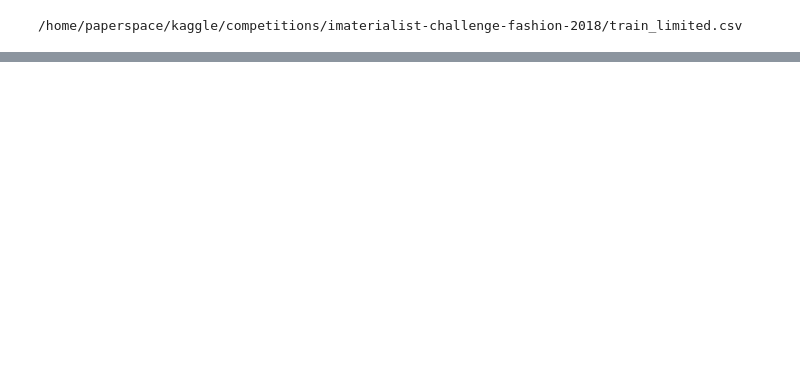
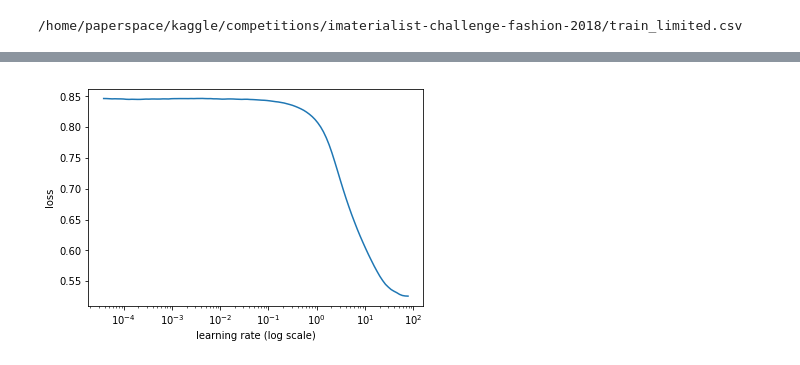
Before and after one commit to Muosvr/iMaterialistChallenge, a Jupyter notebook: iMaterialist-Challenge.ipynb, the cells around one changed output, grey strips where cells are left out. Cells and saved outputs as stored; diff of their text form; code cells hidden in the pictures; blank space fills up the shorter version.

Commit message:
learning rate, first fit

```diff
--- a/iMaterialist-Challenge.ipynb
+++ b/iMaterialist-Challenge.ipynb
@@ -229,0 +299,9 @@ def get_data(sz):
+# %%
+#??? Not sure what the start end and step parameters mean, and how does fastai use metrics
+from sklearn.metrics import f1_score
+import warnings
+def f1(preds, targs, start=0.17, end=0.35,step=0.01):
+    with warnings.catch_warnings():
+        warnings.simplefilter("ignore")
+        return max([f1_score(targs,(preds>th),average='samples')
+               for th in np.arange(start,end,step)]) #check
@@ -229,0 +310,2 @@ def get_data(sz):
+# %%
+learn = ConvLearner.pretrained(f_model, data, metrics = metrics)
@@ -229,0 +320,4 @@ def get_data(sz):
+# %%
+learn.sched.plot()
+# %% [output]
+[figure, added]
```
Also changed, not shown: parts of 25 cells of this notebook.
